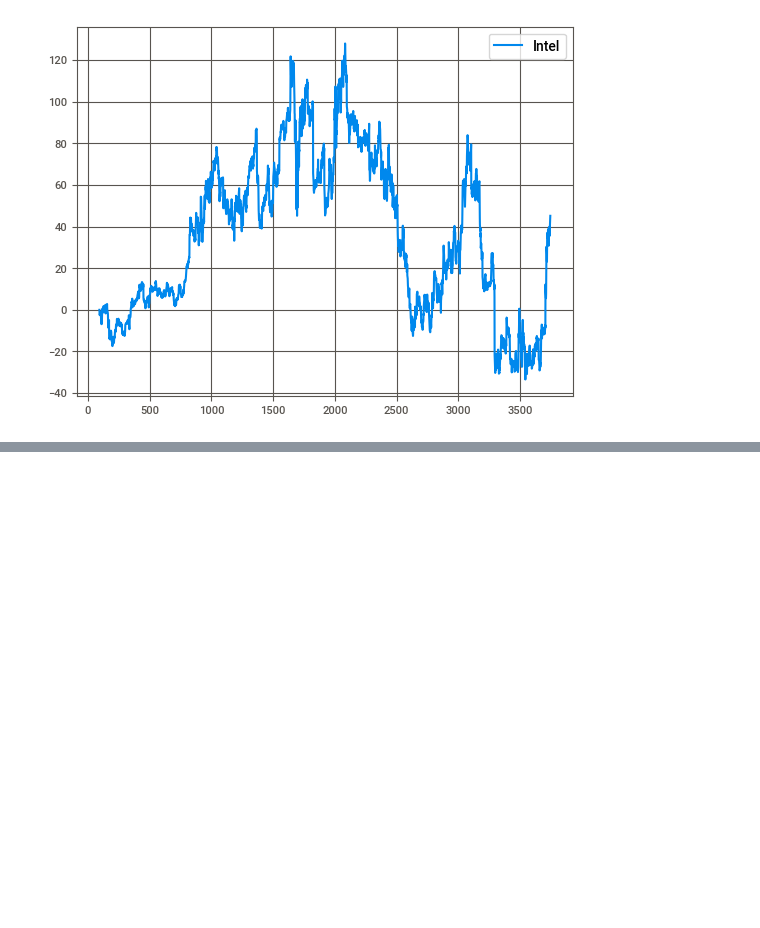
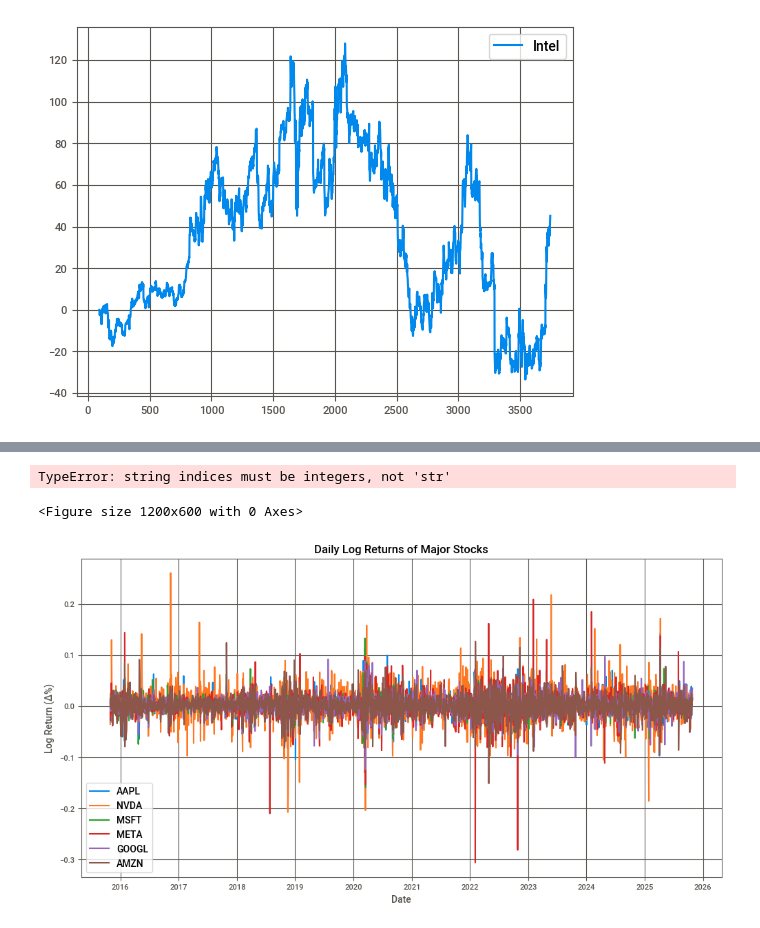
Before and after one commit to pham156/Stock_Predict_Social_Media, a Jupyter notebook: notebooks/eda.ipynb, the cells around one changed output, grey strips where cells are left out. Saved outputs shown, nothing was run; the diff lists cells and outputs as text; code cells hidden in the pictures; blank space fills up the shorter version.

```diff
--- a/notebooks/eda.ipynb
+++ b/notebooks/eda.ipynb
@@ -276,3 +276,5 @@ plt.grid()
 plt.show()
 # %% [output]
 [figure]
+# %%
+sp500_historic_df['Price_Change'] = sp500_historic_df['Adj Close'].diff()
@@ -278,0 +297,36 @@ plt.show()
+# %%
+# Plot log returns instead of raw prices
+plt.figure(figsize=(12,6))
+for ticker in major_stocks:
+    plt.plot(ticker['Date'], ticker['Log_Return'], label=ticker)
+
+plt.title("Daily Returns of Major Stocks")
+plt.xlabel("Date")
+plt.ylabel("Return (Δ%)")
+plt.legend()
+plt.grid(True)
+plt.show()
+# %% [output]
+TypeError: string indices must be integers, not 'str'
+<Figure size 1200x600 with 0 Axes>
+# %%
+# Compute log returns for each stock
+log_returns = {}
+for ticker in ['AAPL', 'NVDA', 'MSFT', 'META', 'GOOGL', 'AMZN']:
+    temp = sp500_historic_df[sp500_historic_df['Ticker'] == ticker].copy()
+    temp['Log_Return'] = np.log(temp['Adj Close'] / temp['Adj Close'].shift(1))
+    log_returns[ticker] = temp
+
+# Plot log returns instead of raw prices
+plt.figure(figsize=(12,6))
+for ticker, temp in log_returns.items():
+    plt.plot(temp['Date'], temp['Log_Return'], label=ticker)
+
+plt.title("Daily Log Returns of Major Stocks")
+plt.xlabel("Date")
+plt.ylabel("Log Return (Δ%)")
+plt.legend()
+plt.grid(True)
+plt.show()
+# %% [output]
+[figure, added]
```
Also changed, not shown: parts of 2 cells of this notebook.
